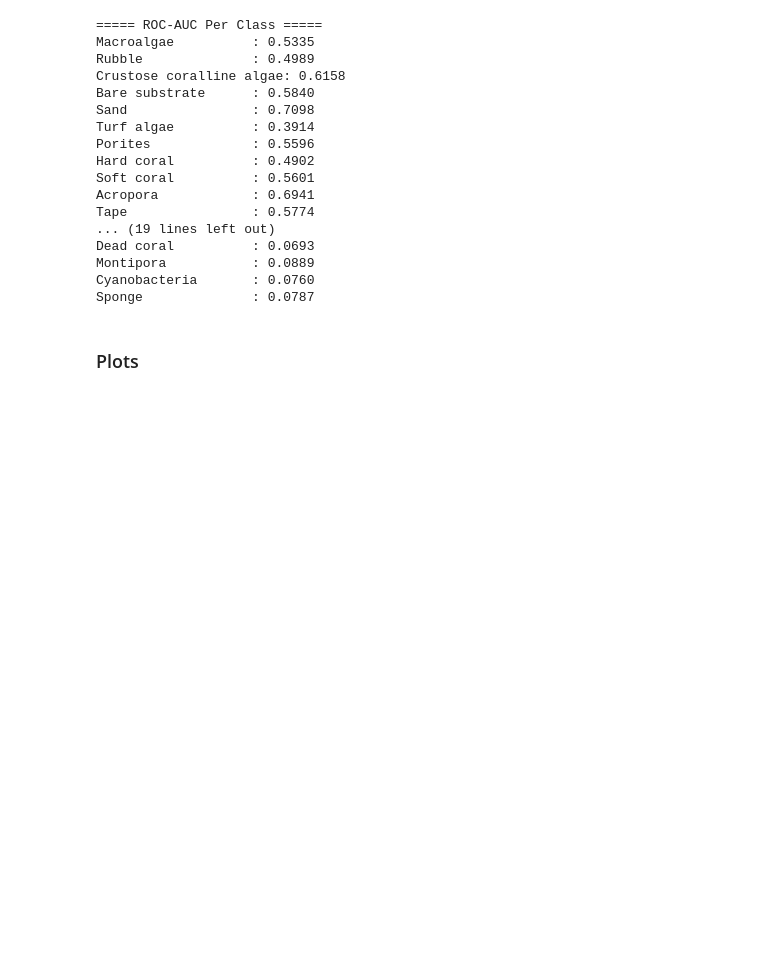
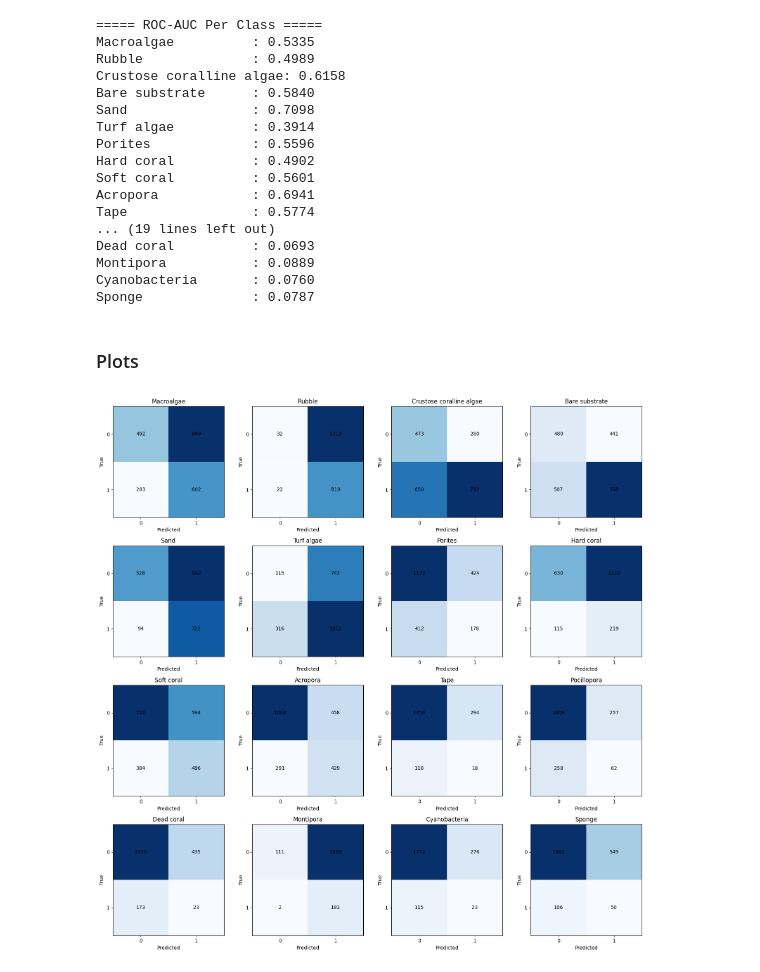
Before and after one commit to seanmcgowanx/coral-reef-classification, a Jupyter notebook: notebooks/resnet50.ipynb, the cells around one changed output. Cells and saved outputs as stored; diff of their text form; code cells hidden in the pictures; blank space fills up the shorter version.

Commit message:
Plotted Confusion Matrix

```diff
--- a/notebooks/resnet50.ipynb
+++ b/notebooks/resnet50.ipynb
@@ -753,4 +753,9 @@ def optimize_thresholds(probs, targets, class_names):
         print(f"{name} - Threshold: {best_t:.3f} | F1: {best_f1:.3f}")
 
     return np.array(thresholds), np.array(per_label_scores)
+# %%
+def predict_with_thresholds(probs, thresholds):
+    # Compute predictions using per-class thresholds
+    thresholds = np.array(thresholds).reshape(1, -1)
+    return (probs > thresholds).astype(int)
 # %%
@@ -808,6 +808,9 @@ Dead coral - Threshold: 0.140 | F1: 0.400
 Montipora - Threshold: 0.040 | F1: 0.141
 Cyanobacteria - Threshold: 0.100 | F1: 0.190
 Sponge - Threshold: 0.070 | F1: 0.261
+# %%
+# Generate predictions with thresholds
+preds = predict_with_thresholds(test_probs, optimized_thresholds)
 # %%
 # Generate Classification Report
 report_results = generate_classification_report(
@@ -865,3 +868,40 @@ Cyanobacteria       : 0.0760
 Sponge              : 0.0787
 # %% [markdown]
 ### Plots
+# %%
+def plot_confusion_grid(preds, targets, class_names):
+    cm = multilabel_confusion_matrix(targets, preds)
+
+    n_classes = len(class_names)
+    cols = 4
+    rows = int(np.ceil(n_classes / cols))
+
+    fig, axes = plt.subplots(rows, cols, figsize=(16, 4 * rows))
+    axes = axes.flatten()
+
+    for i, cls in enumerate(class_names):
+        tn, fp, fn, tp = cm[i].ravel()
+
+        ax = axes[i]
+        matrix = np.array([[tn, fp], [fn, tp]])
+
+        im = ax.imshow(matrix, cmap="Blues")
+        ax.set_title(f"{cls}")
+        ax.set_xticks([0, 1])
+        ax.set_yticks([0, 1])
+        ax.set_xticklabels(["0", "1"])
+        ax.set_yticklabels(["0", "1"])
+        ax.set_xlabel("Predicted")
+        ax.set_ylabel("True")
+
+        for (j, k), val in np.ndenumerate(matrix):
+            ax.text(k, j, f"{val}", ha="center", va="center", color="black")
+
+    plt.tight_layout()
+    plt.show()
+# %%
+
+# Visualize Confusion Matrices
+plot_confusion_grid(preds, test_targets, class_names)
+# %% [output]
+[figure, added]
```
Also changed, not shown: parts of 4 cells of this notebook.
